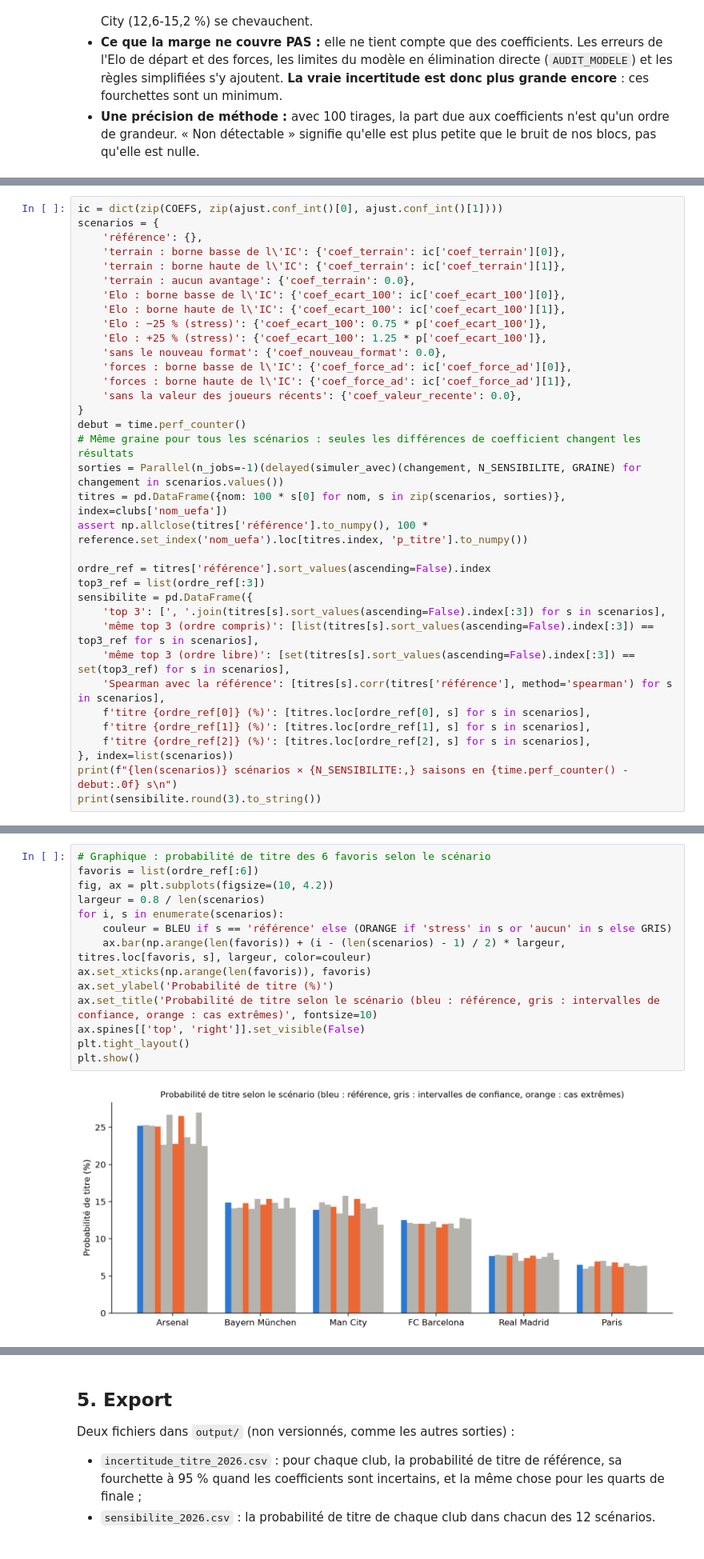
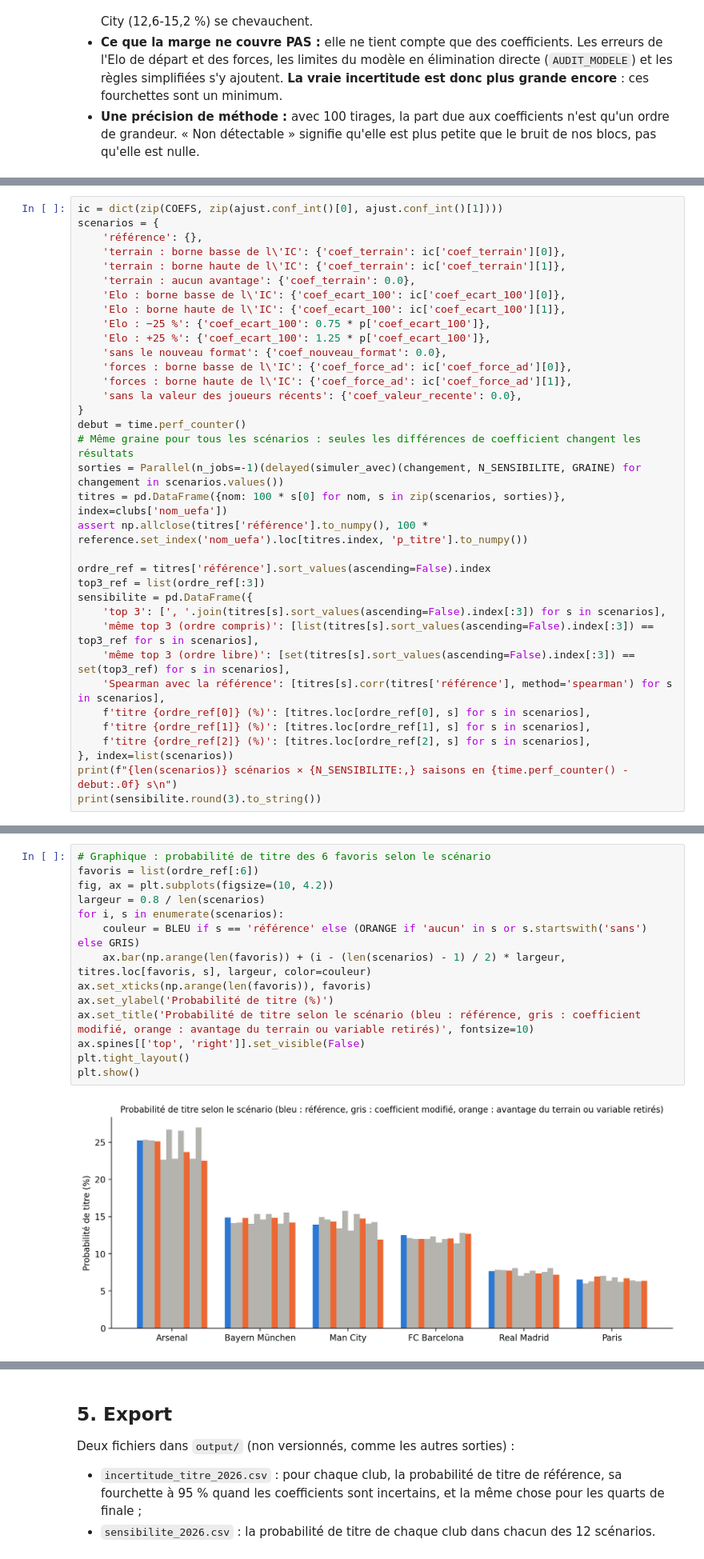
Before and after one commit to moussa197/CHAMPIONS-, a Jupyter notebook: analyse/SIMULATION_INCERTITUDE.ipynb, the cells around one changed output, grey strips where cells are left out. Shown at 80% size. Saved outputs shown, nothing was run; the diff lists cells and outputs as text.

```diff
--- a/analyse/SIMULATION_INCERTITUDE.ipynb
+++ b/analyse/SIMULATION_INCERTITUDE.ipynb
@@ -291,8 +291,8 @@ scenarios = {
     'terrain : aucun avantage': {'coef_terrain': 0.0},
     'Elo : borne basse de l\'IC': {'coef_ecart_100': ic['coef_ecart_100'][0]},
     'Elo : borne haute de l\'IC': {'coef_ecart_100': ic['coef_ecart_100'][1]},
-    'Elo : −25 % (stress)': {'coef_ecart_100': 0.75 * p['coef_ecart_100']},
-    'Elo : +25 % (stress)': {'coef_ecart_100': 1.25 * p['coef_ecart_100']},
+    'Elo : −25 %': {'coef_ecart_100': 0.75 * p['coef_ecart_100']},
+    'Elo : +25 %': {'coef_ecart_100': 1.25 * p['coef_ecart_100']},
     'sans le nouveau format': {'coef_nouveau_format': 0.0},
     'forces : borne basse de l\'IC': {'coef_force_ad': ic['coef_force_ad'][0]},
     'forces : borne haute de l\'IC': {'coef_force_ad': ic['coef_force_ad'][1]},
@@ -336,19 +336,19 @@ sans la valeur des joueurs récents  Arsenal, Bayern München, FC Barcelona
 # %%
 # Graphique : probabilité de titre des 6 favoris selon le scénario
 favoris = list(ordre_ref[:6])
 fig, ax = plt.subplots(figsize=(10, 4.2))
 largeur = 0.8 / len(scenarios)
 for i, s in enumerate(scenarios):
-    couleur = BLEU if s == 'référence' else (ORANGE if 'stress' in s or 'aucun' in s else GRIS)
+    couleur = BLEU if s == 'référence' else (ORANGE if 'aucun' in s or s.startswith('sans') else GRIS)
     ax.bar(np.arange(len(favoris)) + (i - (len(scenarios) - 1) / 2) * largeur, titres.loc[favoris, s], largeur, color=couleur)
 ax.set_xticks(np.arange(len(favoris)), favoris)
 ax.set_ylabel('Probabilité de titre (%)')
-ax.set_title('Probabilité de titre selon le scénario (bleu : référence, gris : intervalles de confiance, orange : cas extrêmes)', fontsize=10)
+ax.set_title('Probabilité de titre selon le scénario (bleu : référence, gris : coefficient modifié, orange : avantage du terrain ou variable retirés)', fontsize=10)
 ax.spines[['top', 'right']].set_visible(False)
 plt.tight_layout()
 plt.show()
 # %% [output]
-[figure, old version]
+[figure, new version]
 # %% [markdown]
 **Lecture :**
 
```
Also changed, not shown: parts of 6 cells of this notebook.
